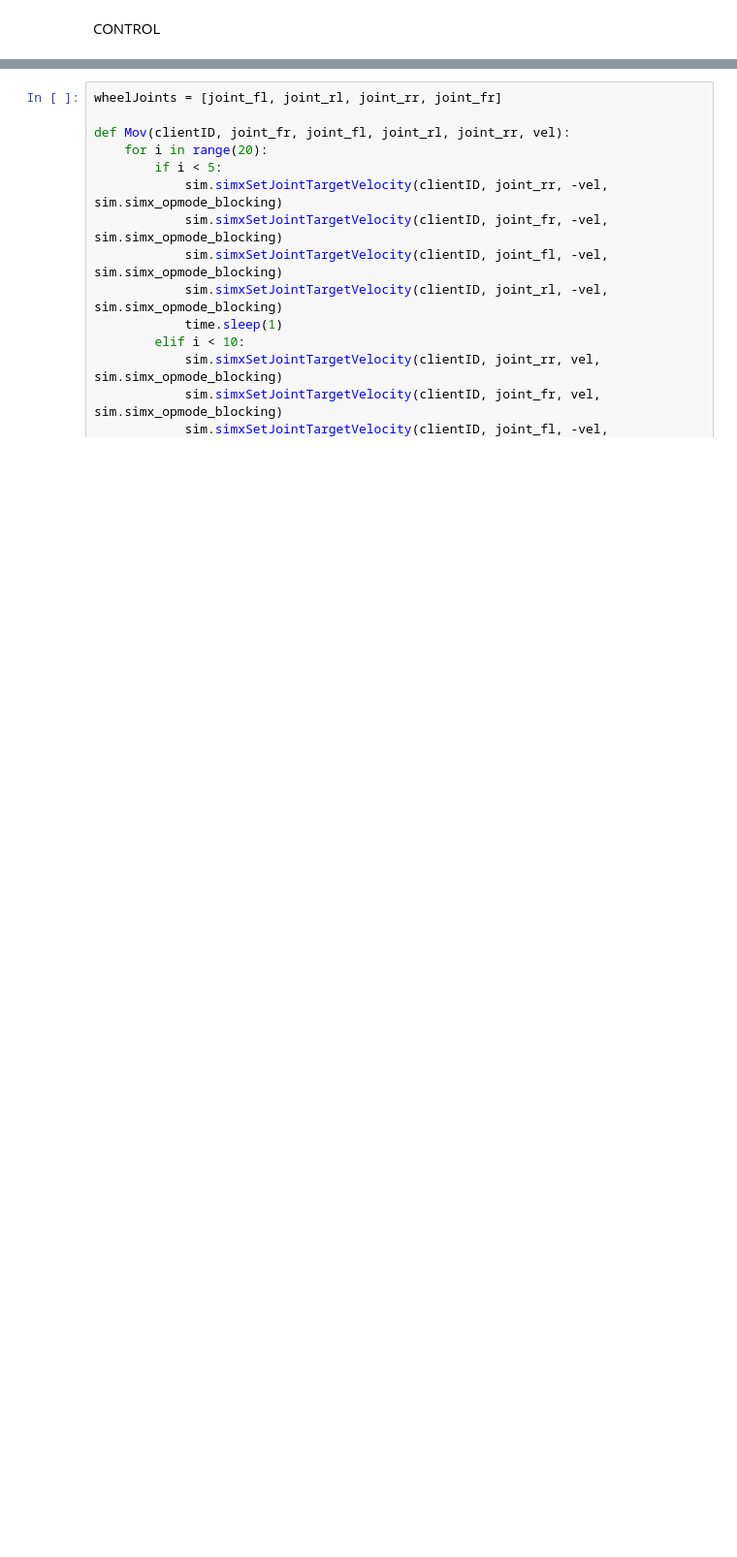
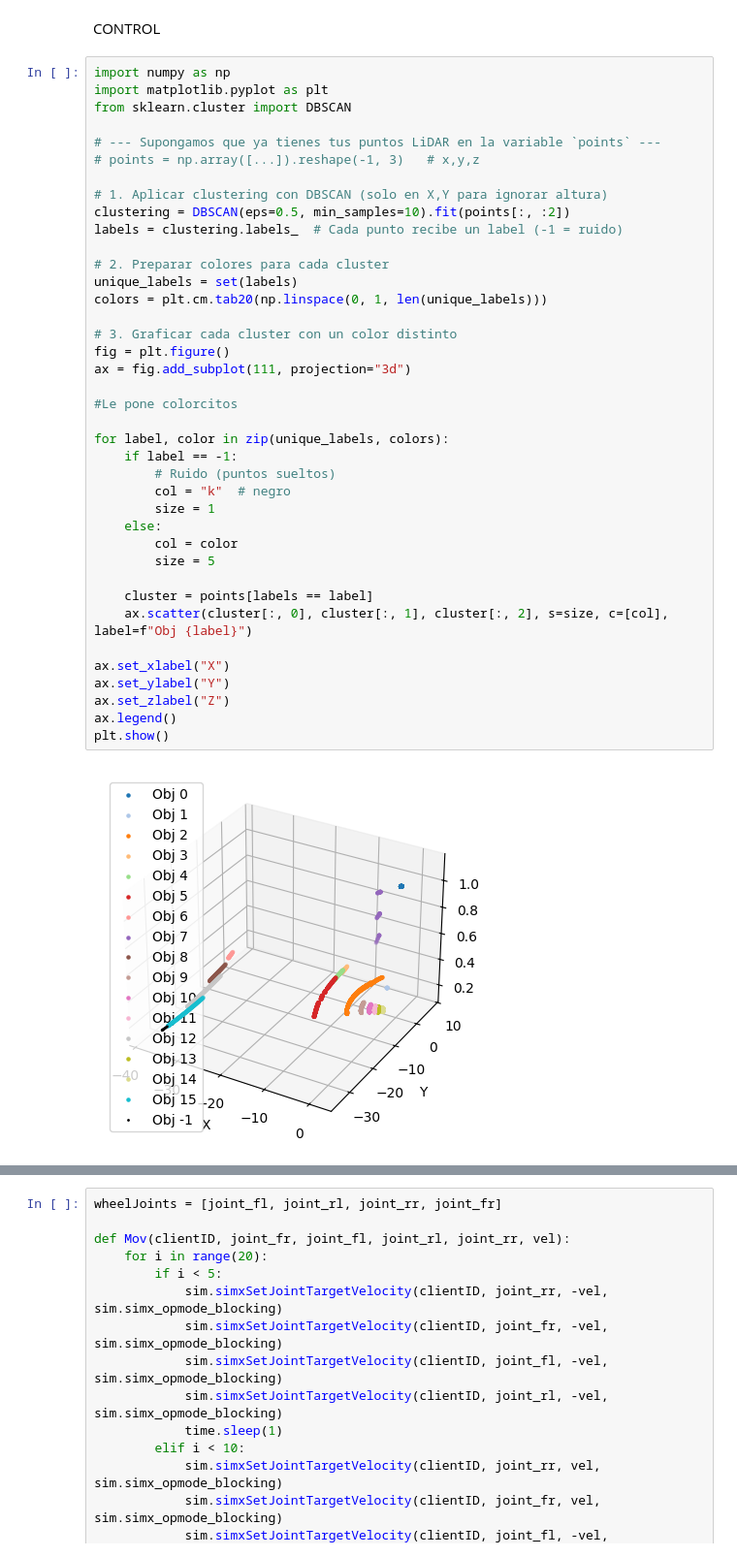
Before and after one commit to RoboGuide/RoboGuide, a Jupyter notebook: CoppeliaSim/LiDAR/Prueba.ipynb, the cells around one changed output, grey strips where cells are left out. Shown at 97% size. Cells and saved outputs as stored; diff of their text form; blank space fills up the shorter version.

```diff
--- a/CoppeliaSim/LiDAR/Prueba.ipynb
+++ b/CoppeliaSim/LiDAR/Prueba.ipynb
@@ -124,5 +210,46 @@ Puntos recibidos: (3.2963647842407227, 3.3183841705322266, 0.1971336305141449, 3
 # %% [markdown]
 CONTROL
+# %%
+import numpy as np
+import matplotlib.pyplot as plt
+from sklearn.cluster import DBSCAN
+
+# --- Supongamos que ya tienes tus puntos LiDAR en la variable `points` ---
+# points = np.array([...]).reshape(-1, 3)   # x,y,z
+
+# 1. Aplicar clustering con DBSCAN (solo en X,Y para ignorar altura)
+clustering = DBSCAN(eps=0.5, min_samples=10).fit(points[:, :2])
+labels = clustering.labels_  # Cada punto recibe un label (-1 = ruido)
+
+# 2. Preparar colores para cada cluster
+unique_labels = set(labels)
+colors = plt.cm.tab20(np.linspace(0, 1, len(unique_labels)))
+
+# 3. Graficar cada cluster con un color distinto
+fig = plt.figure()
+ax = fig.add_subplot(111, projection="3d")
+
+#Le pone colorcitos
+
+for label, color in zip(unique_labels, colors):
+    if label == -1:
+        # Ruido (puntos sueltos)
+        col = "k"  # negro
+        size = 1
+    else:
+        col = color
+        size = 5
+
+    cluster = points[labels == label]
+    ax.scatter(cluster[:, 0], cluster[:, 1], cluster[:, 2], s=size, c=[col], label=f"Obj {label}")
+
+ax.set_xlabel("X")
+ax.set_ylabel("Y")
+ax.set_zlabel("Z")
+ax.legend()
+plt.show()
+# %% [output]
+[figure, added]
 # %%
 import numpy as np
 import matplotlib.pyplot as plt
```
Also changed, not shown: parts of 8 cells of this notebook.
